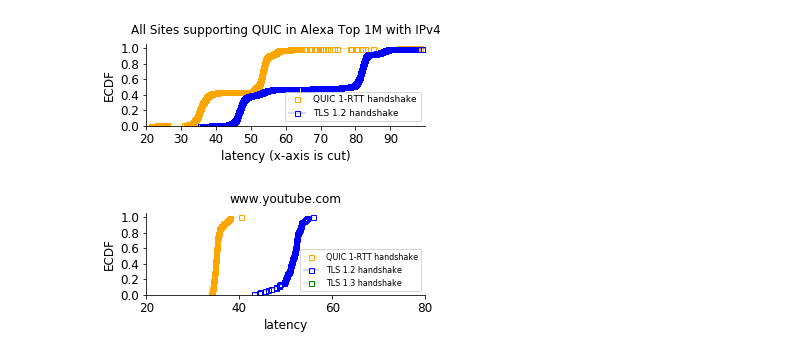
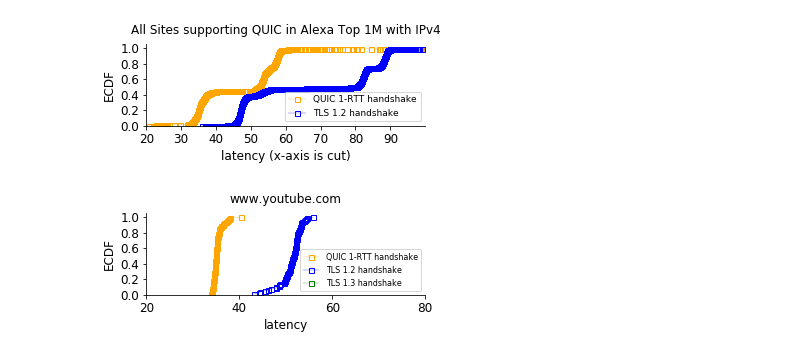
Before and after one commit to Kait0/quic-bachelorthesis, a Jupyter notebook: data/plot_QUIC.ipynb, the cells around one changed output. Cells and saved outputs as stored; diff of their text form; code cells hidden in the pictures.

```diff
--- a/data/plot_QUIC.ipynb
+++ b/data/plot_QUIC.ipynb
@@ -3,7 +3,7 @@ import pandas as pd
 import numpy as np
 import matplotlib.pyplot as plt
 
-s = pd.read_csv("C:\\Users\\Admin\\Ordnung\\Studium\\Bachelorarbeit\\2018-bernhard-bachelors-thesis\\data\\CSV Data\\emilia_v4_QUIC_quic_perf_first.csv",';')
+s = pd.read_csv("C:\\Users\\Admin\\Ordnung\\Studium\\Bachelorarbeit\\2018-bernhard-bachelors-thesis\\data\\CSV Data\\emilia_v4_QUIC_tls_perf_first.csv",';')
 yticks = np.arange(0,1.1,0.2)
 xticks = np.arange(20,100,10)
 
@@ -27,34 +27,34 @@ y2 = np.arange(1, len(x2)+1)/float(len(x2))
 #Plot configuration
 fig = plt.figure(figsize=(5,1.5))
 plt.rcParams['font.size'] = 12
 plt.title('All Sites supporting QUIC in Alexa Top 1M with IPv4', fontsize=12, y=1.05)
 ax = fig.axes[0]
 ax.set_yticks(yticks)
 ax.set_ylim([0,1.05])
 ax.set_xlim([20,100])
 ax.set_xticks(xticks)
 ax.spines['right'].set_color('none')
 ax.spines['top'].set_color('none')
 _ = plt.plot(x,y, marker='s', linewidth=0.3, markersize=5, fillstyle='none', color = 'orange')
 _ = plt.plot(x2,y2, marker='s', linewidth=0.3, markersize=5, fillstyle='none', color = 'blue')
 _ = plt.xlabel('latency (x-axis is cut)')
 _ = plt.ylabel('ECDF')
 
 plt.legend(['QUIC 1-RTT handshake', 'TLS 1.2 handshake'], fontsize=9, loc='lower right')
 #plt.savefig('Plots\\emilia_v4_QUIC_allsites.pdf', format='pdf', bbox_inches='tight')
 plt.show()
 
 
 yQuic = quic.loc[quic['Url'] == 'www.youtube.com']
 gQuic = quic.loc[quic['Url'] == 'www.google.com']
 
 yTcp = tcp.loc[tcp['Url'] == 'www.youtube.com']
 gTcp = tcp.loc[tcp['Url'] == 'www.google.com']
 
 yTcp13 = tcp13.loc[tcp13['Url'] == 'www.youtube.com']
 gTcp13 = tcp13.loc[tcp13['Url'] == 'www.google.com']
 # %% [output]
-[figure, old version]
+[figure, new version]
 # %%
 #Only Youtube Data
 
```
Also changed, not shown: parts of 5 cells of this notebook, 8 other files.
